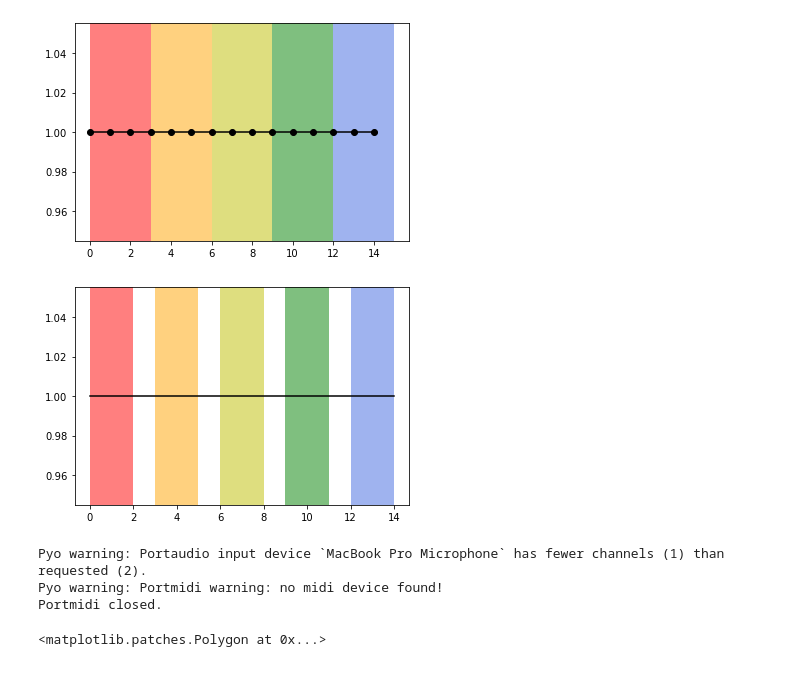
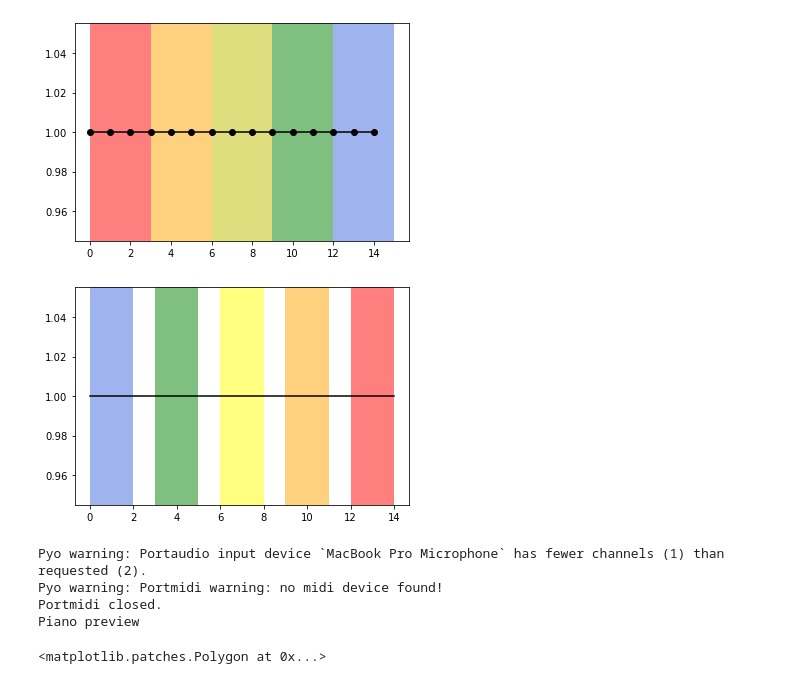
Before and after one commit to spacetelescope/astronify, a Jupyter notebook: notebooks/astronify-snapshots-hack.ipynb, the cells around one changed output. Saved outputs shown, nothing was run; the diff lists cells and outputs as text; code cells hidden in the pictures.

```diff
--- a/notebooks/astronify-snapshots-hack.ipynb
+++ b/notebooks/astronify-snapshots-hack.ipynb
@@ -130,18 +133,19 @@ plt.axvspan(12,15, color='royalblue', alpha=0.5, lw=0)
 [figure]
 # %%
 # Call SoniSeries instance and feed it our data
-data_soni = SoniSeries(data_table)
+data_soni = SoniSeries(data_table, preview_type="piano")
 # Calling SeriesPreviews from SoniSeries object
 data_soni_preview = data_soni.preview_object
 
 # Sonifying preview of our data + playing
 data_soni_preview.sonify_preview()
 data_soni_preview.play_preview()
 # %% [output]
-[figure, old version]
+[figure, new version]
 Pyo warning: Portaudio input device `MacBook Pro Microphone` has fewer channels (1) than requested (2).
 Pyo warning: Portmidi warning: no midi device found!
 Portmidi closed.
+Piano preview
 # %%
 x = np.asarray(range(0, 15, 1))
 y = (x*-1)+15
```
Also changed, not shown: parts of 14 cells of this notebook, 7 other files.
